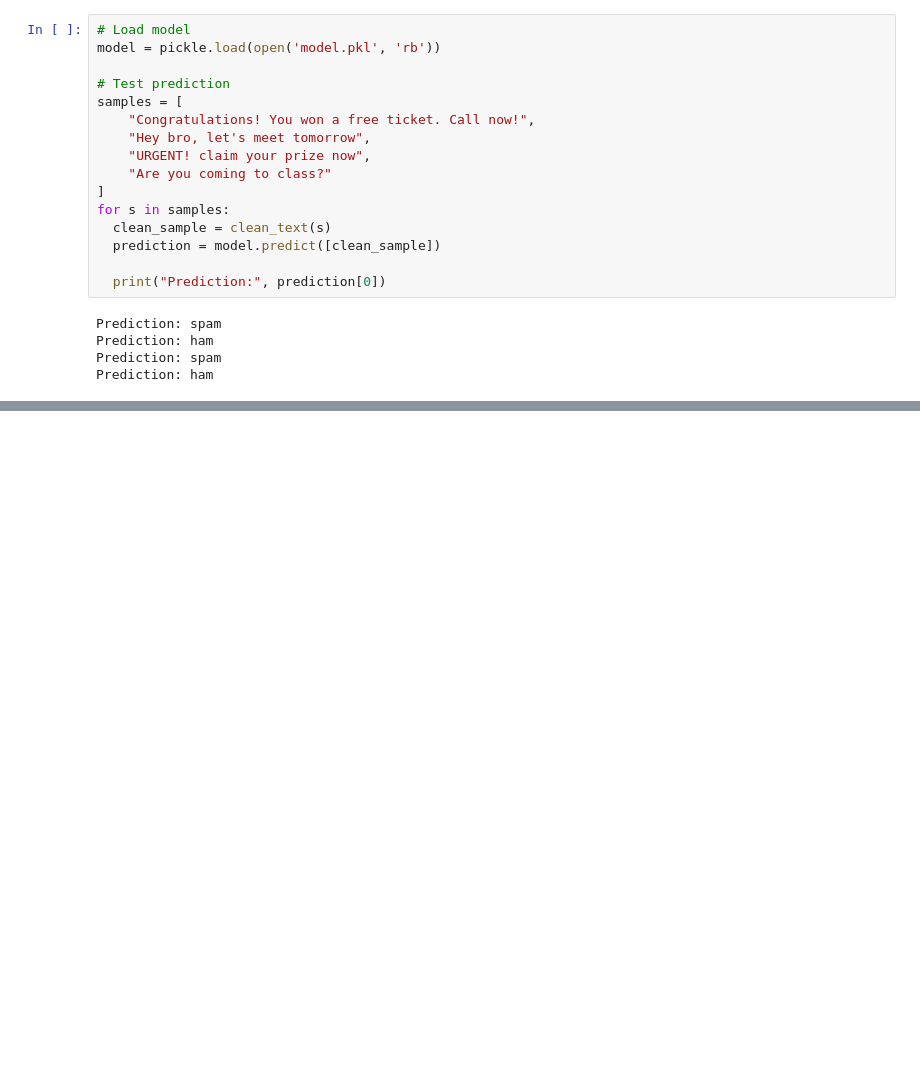
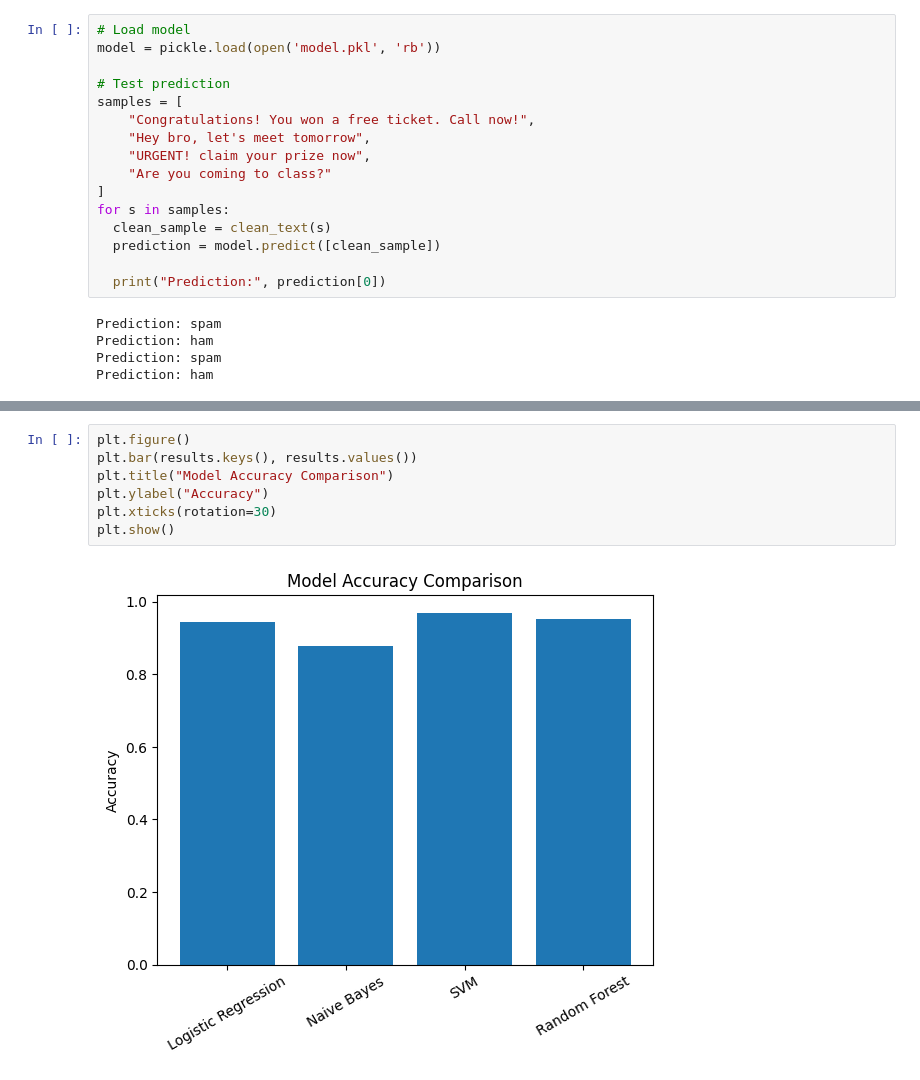
Before and after one commit to Sidd-harth011/sms-spam-classifier, a Jupyter notebook: training.ipynb, the cells around one changed output, grey strips where cells are left out. Cells and saved outputs as stored; diff of their text form; blank space fills up the shorter version.

```diff
--- a/training.ipynb
+++ b/training.ipynb
@@ -186,0 +286,9 @@ files.download('model.pkl')
+# %%
+plt.figure()
+plt.bar(results.keys(), results.values())
+plt.title("Model Accuracy Comparison")
+plt.ylabel("Accuracy")
+plt.xticks(rotation=30)
+plt.show()
+# %% [output]
+[figure, added]
```
Also changed, not shown: parts of 10 cells of this notebook.
